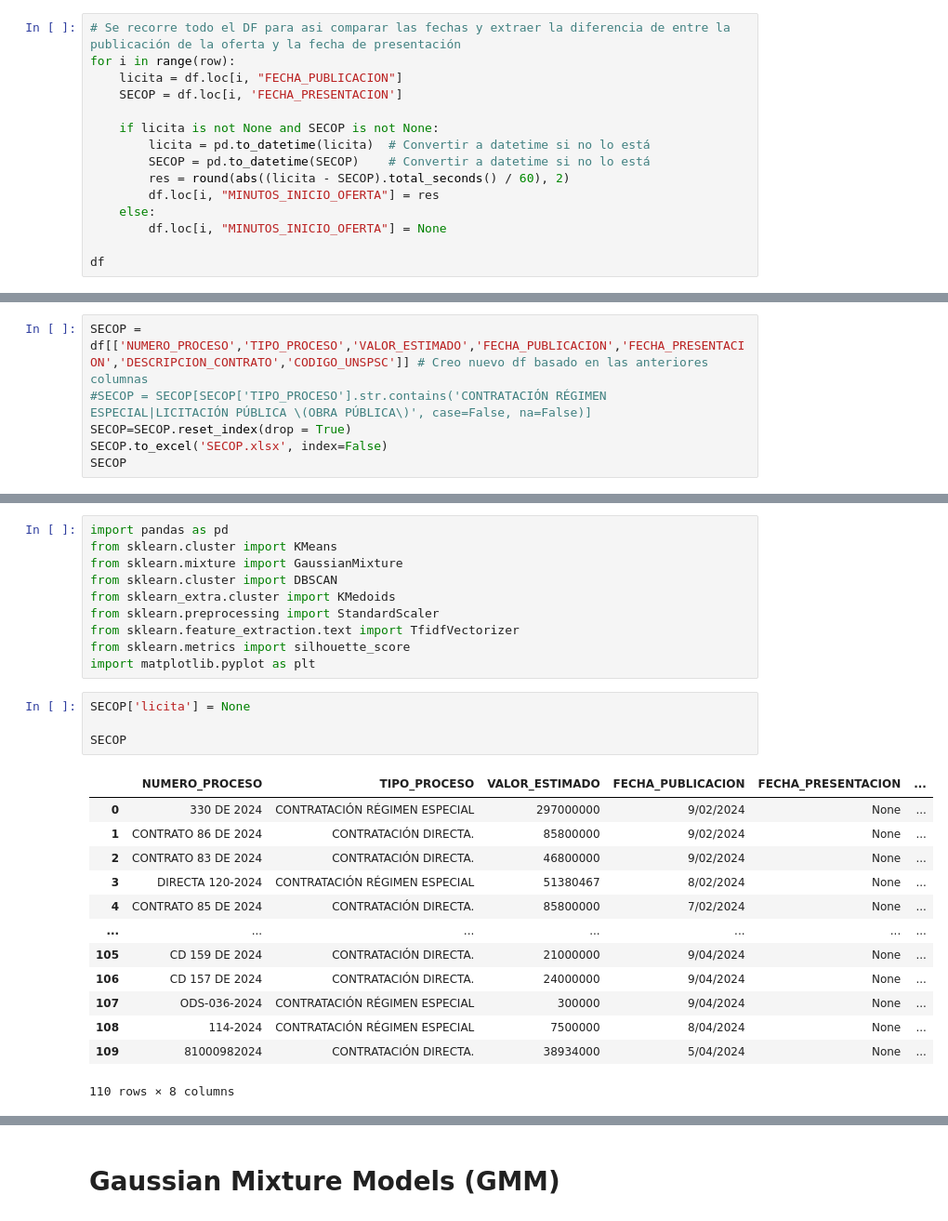
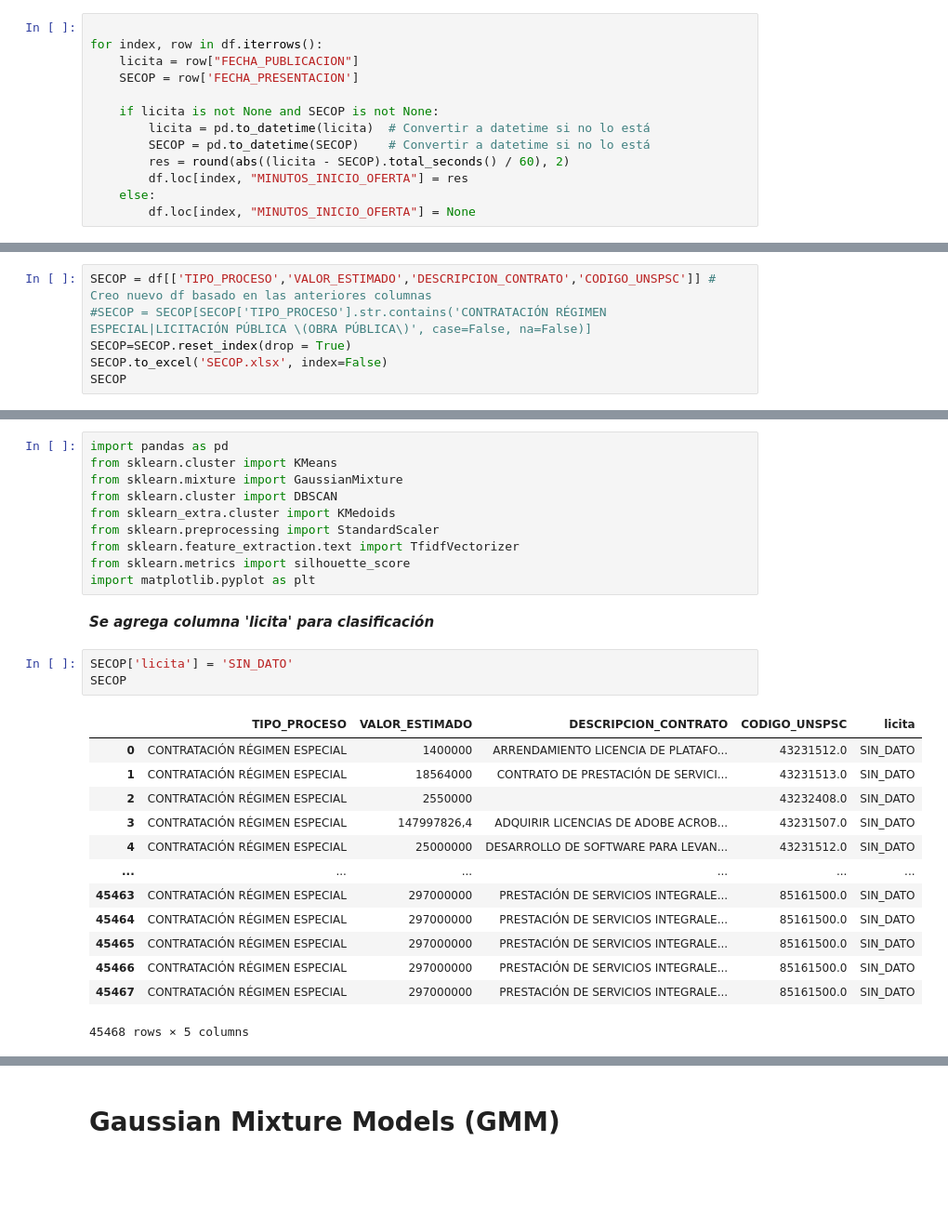
Before and after one commit to aleja-k/PandasSecop, a Jupyter notebook: SECOP.ipynb, the cells around one changed output, grey strips where cells are left out. Shown at 93% size. Drawn from its saved outputs; the diff is of its cells as text; blank space fills up the shorter version.

```diff
--- a/SECOP.ipynb
+++ b/SECOP.ipynb
@@ -212,15 +282,13 @@ Name: FECHA_PRESENTACION, Length: 110, dtype: object
 # %%
-# Se recorre todo el DF para asi comparar las fechas y extraer la diferencia de entre la publicación de la oferta y la fecha de presentación
-for i in range(row):
-    licita = df.loc[i, "FECHA_PUBLICACION"]
-    SECOP = df.loc[i, 'FECHA_PRESENTACION']
+
+for index, row in df.iterrows():
+    licita = row["FECHA_PUBLICACION"]
+    SECOP = row['FECHA_PRESENTACION']
 
     if licita is not None and SECOP is not None:
         licita = pd.to_datetime(licita)  # Convertir a datetime si no lo está
         SECOP = pd.to_datetime(SECOP)    # Convertir a datetime si no lo está
         res = round(abs((licita - SECOP).total_seconds() / 60), 2)
-        df.loc[i, "MINUTOS_INICIO_OFERTA"] = res
+        df.loc[index, "MINUTOS_INICIO_OFERTA"] = res
     else:
-        df.loc[i, "MINUTOS_INICIO_OFERTA"] = None
-
-df
+        df.loc[index, "MINUTOS_INICIO_OFERTA"] = None
@@ -430,7 +492,7 @@ Generación de filtros con respecto al si licita o no la entidad en SECOP esta s
 # %% [markdown]
 ## **Creacion de un nuevo dataframe**
 # %%
-SECOP = df[['NUMERO_PROCESO','TIPO_PROCESO','VALOR_ESTIMADO','FECHA_PUBLICACION','FECHA_PRESENTACION','DESCRIPCION_CONTRATO','CODIGO_UNSPSC']] # Creo nuevo df basado en las anteriores columnas
+SECOP = df[['TIPO_PROCESO','VALOR_ESTIMADO','DESCRIPCION_CONTRATO','CODIGO_UNSPSC']] # Creo nuevo df basado en las anteriores columnas
 #SECOP = SECOP[SECOP['TIPO_PROCESO'].str.contains('CONTRATACIÓN RÉGIMEN ESPECIAL|LICITACIÓN PÚBLICA \(OBRA PÚBLICA\)', case=False, na=False)]
 SECOP=SECOP.reset_index(drop = True)
 SECOP.to_excel('SECOP.xlsx', index=False)
@@ -582,24 +673,25 @@ from sklearn.preprocessing import StandardScaler
 from sklearn.feature_extraction.text import TfidfVectorizer
 from sklearn.metrics import silhouette_score
 import matplotlib.pyplot as plt
+# %% [markdown]
+***Se agrega columna 'licita' para clasificación***
 # %%
-SECOP['licita'] = None
-
+SECOP['licita'] = 'SIN_DATO'
 SECOP
 # %% [output]
-|  | NUMERO_PROCESO | TIPO_PROCESO | VALOR_ESTIMADO | FECHA_PUBLICACION | FECHA_PRESENTACION | ... |
-| 0 | 330 DE 2024 | CONTRATACIÓN RÉGIMEN ESPECIAL | 297000000 | 9/02/2024 | None | ... |
-| 1 | CONTRATO 86 DE 2024 | CONTRATACIÓN DIRECTA. | 85800000 | 9/02/2024 | None | ... |
-| 2 | CONTRATO 83 DE 2024 | CONTRATACIÓN DIRECTA. | 46800000 | 9/02/2024 | None | ... |
-| 3 | DIRECTA 120-2024 | CONTRATACIÓN RÉGIMEN ESPECIAL | 51380467 | 8/02/2024 | None | ... |
-| 4 | CONTRATO 85 DE 2024 | CONTRATACIÓN DIRECTA. | 85800000 | 7/02/2024 | None | ... |
-| ... | ... | ... | ... | ... | ... | ... |
-| 105 | CD 159 DE 2024 | CONTRATACIÓN DIRECTA. | 21000000 | 9/04/2024 | None | ... |
-| 106 | CD 157 DE 2024 | CONTRATACIÓN DIRECTA. | 24000000 | 9/04/2024 | None | ... |
-| 107 | ODS-036-2024 | CONTRATACIÓN RÉGIMEN ESPECIAL | 300000 | 9/04/2024 | None | ... |
-| 108 | 114-2024 | CONTRATACIÓN RÉGIMEN ESPECIAL | 7500000 | 8/04/2024 | None | ... |
-| 109 | 81000982024 | CONTRATACIÓN DIRECTA. | 38934000 | 5/04/2024 | None | ... |
+|  | TIPO_PROCESO | VALOR_ESTIMADO | DESCRIPCION_CONTRATO | CODIGO_UNSPSC | licita |
+| 0 | CONTRATACIÓN RÉGIMEN ESPECIAL | 1400000 | ARRENDAMIENTO LICENCIA DE PLATAFO... | 43231512.0 | SIN_DATO |
+| 1 | CONTRATACIÓN RÉGIMEN ESPECIAL | 18564000 | CONTRATO DE PRESTACIÓN DE SERVICI... | 43231513.0 | SIN_DATO |
+| 2 | CONTRATACIÓN RÉGIMEN ESPECIAL | 2550000 |  | 43232408.0 | SIN_DATO |
+| 3 | CONTRATACIÓN RÉGIMEN ESPECIAL | 147997826,4 | ADQUIRIR LICENCIAS DE ADOBE ACROB... | 43231507.0 | SIN_DATO |
+| 4 | CONTRATACIÓN RÉGIMEN ESPECIAL | 25000000 | DESARROLLO DE SOFTWARE PARA LEVAN... | 43231512.0 | SIN_DATO |
+| ... | ... | ... | ... | ... | ... |
+| 45463 | CONTRATACIÓN RÉGIMEN ESPECIAL | 297000000 | PRESTACIÓN DE SERVICIOS INTEGRALE... | 85161500.0 | SIN_DATO |
+| 45464 | CONTRATACIÓN RÉGIMEN ESPECIAL | 297000000 | PRESTACIÓN DE SERVICIOS INTEGRALE... | 85161500.0 | SIN_DATO |
+| 45465 | CONTRATACIÓN RÉGIMEN ESPECIAL | 297000000 | PRESTACIÓN DE SERVICIOS INTEGRALE... | 85161500.0 | SIN_DATO |
+| 45466 | CONTRATACIÓN RÉGIMEN ESPECIAL | 297000000 | PRESTACIÓN DE SERVICIOS INTEGRALE... | 85161500.0 | SIN_DATO |
+| 45467 | CONTRATACIÓN RÉGIMEN ESPECIAL | 297000000 | PRESTACIÓN DE SERVICIOS INTEGRALE... | 85161500.0 | SIN_DATO |
-110 rows × 8 columns
+45468 rows × 5 columns
 # %%
 print(df.index)
 # %% [output]
```
Also changed, not shown: parts of 71 cells of this notebook.
